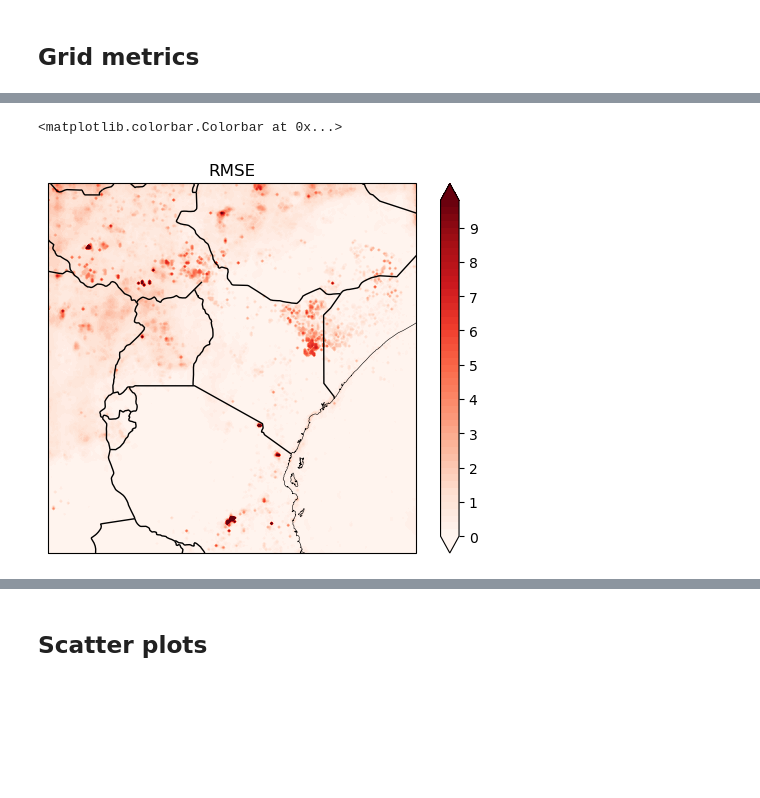
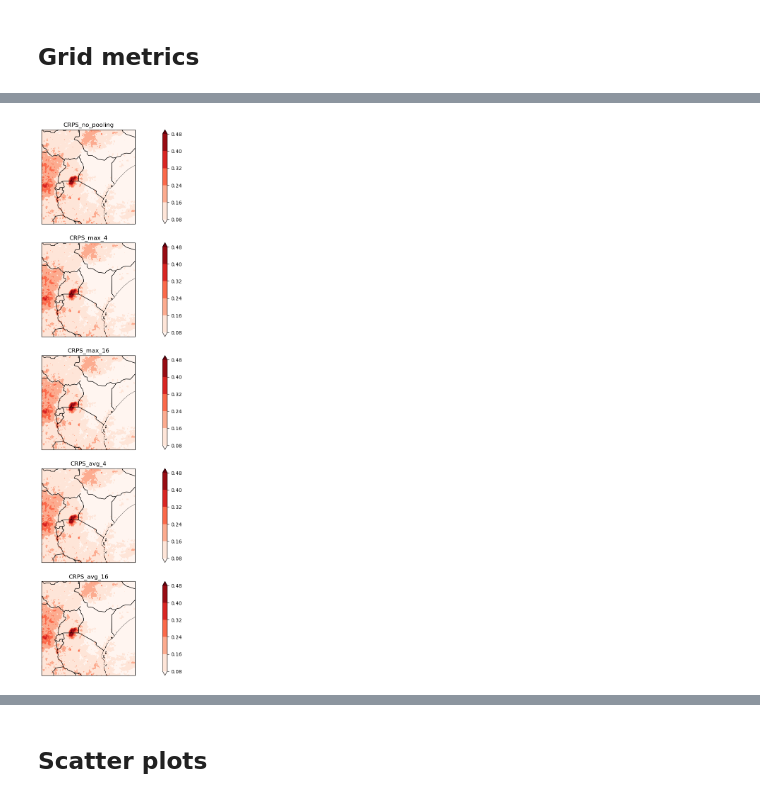
Before and after one commit to mlangguth89/downscaling-cgan, a Jupyter notebook: notebooks/plot_cgan_metrics.ipynb, the cells around one changed output, grey strips where cells are left out. Cells and saved outputs as stored; diff of their text form; code cells hidden in the pictures; blank space fills up the shorter version.

```diff
--- a/notebooks/plot_cgan_metrics.ipynb
+++ b/notebooks/plot_cgan_metrics.ipynb
@@ -85,7 +85,7 @@ for n in tqdm(range(num_samples)):
     date = dates[n]
     hour = hours[n]
     avg_img_gens = img_gens.mean(axis=-1)
-    date_str = date.strftime('%d-%m-%Y') + f' {hour}:00:00'
+    date_str = date[0].strftime('%d-%m-%Y') + f' {hour}:00:00'
 
     # cGAN
     data_lookup = {'cgan_sample': {'data': img_gens[:,:,0], 'title': 'cGAN sample'},
@@ -217,0 +241,8 @@ from dsrnngan.plots import default_latitude_range, default_longitude_range
+# %%
+# RMSE
+rmse_dict = {'single_sample_rmse': np.sqrt(np.mean(np.square(truth_array - samples_gen_array[:,:,:,0]), axis=0)),
+            'ensmean_rmse' : np.sqrt(np.mean(np.square(truth_array - np.mean(samples_gen_array, axis=-1)), axis=0)),
+            'fcst_rmse' : np.sqrt(np.mean(np.square(truth_array - fcst_array), axis=0))}
+
+# Standard deviation of truth
+truth_std = np.std(truth_array, axis=0)
@@ -217,0 +274,8 @@ from dsrnngan.plots import default_latitude_range, default_longitude_range
+# %%
+# bias
+bias_dict = {'single_sample_bias': np.mean(truth_array - samples_gen_array[:,:,:,0], axis=0),
+            'ensmean_bias' : np.mean(truth_array - np.mean(samples_gen_array, axis=-1), axis=0),
+            'fcst_bias' : np.mean(truth_array - fcst_array, axis=0)}
+
+# average of truth for comparison
+truth_avg = np.mean(truth_array, axis=0)
@@ -218,20 +321,21 @@ from dsrnngan.plots import default_latitude_range, default_longitude_range
 # %%
-# RMSE
-fig, ax = plt.subplots(1, 1,
-                       subplot_kw={'projection' : ccrs.PlateCarree()})
+fig, ax = plt.subplots(len(crps_dict.keys()), 1,
+                       subplot_kw={'projection' : ccrs.PlateCarree()}, figsize=(20, 20))
 
-max_level = 10
-value_range = list(np.arange(0, max_level, max_level / 50))
+for n, k in enumerate(crps_dict.keys()):
 
-im = ax.contourf(default_longitude_range, default_latitude_range, other_metrics['rmse'], transform=ccrs.PlateCarree(),
-                    cmap='Reds',
-                    levels=value_range, norm=colors.Normalize(min(value_range), max(value_range)),
-                    extend='both')
+    max_level = 10
+    value_range = list(np.arange(0, max_level, max_level / 50))
 
-ax.coastlines(resolution='10m', color='black', linewidth=0.4)
-ax.add_feature(cfeature.BORDERS)
-ax.set_title('RMSE')
-plt.colorbar(im, ax=ax)
+    im = ax[n].contourf(default_longitude_range, default_latitude_range, crps_dict[k], transform=ccrs.PlateCarree(),
+                        cmap='Reds',
+                        # levels=value_range, norm=colors.Normalize(min(value_range), max(value_range)),
+                        extend='both')
+
+    ax[n].coastlines(resolution='10m', color='black', linewidth=0.4)
+    ax[n].add_feature(cfeature.BORDERS)
+    ax[n].set_title(k)
+    plt.colorbar(im, ax=ax[n])
+plt.savefig('cgan_metrics/crps.png')
 # %% [output]
-<matplotlib.colorbar.Colorbar at 0x...>
-[figure, old version]
+[figure, new version]
```
Also changed, not shown: parts of 21 cells of this notebook.
